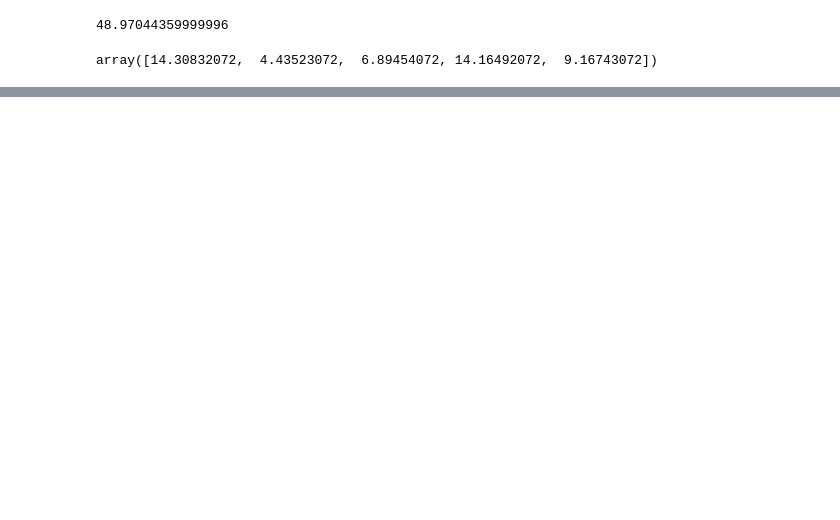
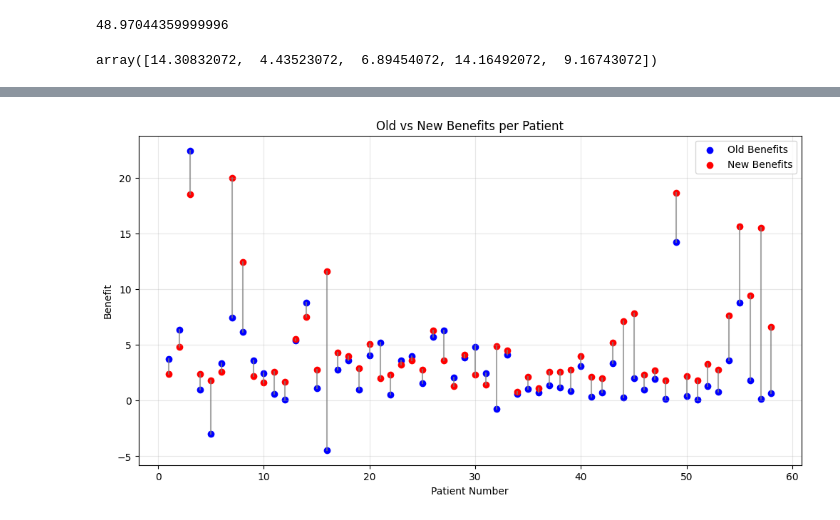
Before and after one commit to YoelPH/Overlap_adaptfx, a Jupyter notebook: new_algo_check.ipynb, the cells around one changed output, grey strips where cells are left out. Drawn from its saved outputs; the diff is of its cells as text; code cells hidden in the pictures; blank space fills up the shorter version.

```diff
--- a/new_algo_check.ipynb
+++ b/new_algo_check.ipynb
@@ -57,0 +464,17 @@ array([14.30832072,  4.43523072,  6.89454072, 14.16492072,  9.16743072])
+# %%
+import ast
+patients_df = pd.read_excel('../adaptfx_results.xlsx')
+# Convert the Overlaps column from string back to list
+patients_df['Overlaps'] = patients_df['Overlaps'].apply(ast.literal_eval)
+# %%
+benefits_full = []
+doses_all_full = []
+total_penalties_full = []
+standard_penalties_all_full = []
+for index in range(len(patients_df)):
+    doses, accum, total_penalty = af.adaptfx_full(volumes = np.array(patients_df['Overlaps'][index]), number_of_fractions= 5, min_dose = 6, max_dose = 10, mean_dose = patients_df['Prescription'][index]/5, dose_steps = 0.5)
+    standard_penalties = penalty_calc_full(np.array(patients_df['Overlaps'][index][1:]), patients_df['Prescription'][index]/5, 6)
+    benefits_full.append(total_penalty - standard_penalties.sum())
+    doses_all_full.append(doses)
+    total_penalties_full.append(total_penalty)
+    standard_penalties_all_full.append(standard_penalties)
@@ -57,0 +499,22 @@ array([14.30832072,  4.43523072,  6.89454072, 14.16492072,  9.16743072])
+# %%
+numbers = patients_df['Patient number']
+old_benefits = np.array(patients_df['benefits'])
+new_benefits = np.array(benefits_full).round(1)
+# %%
+plt.figure(figsize=(12, 6))
+x = numbers.values
+
+plt.scatter(x, old_benefits, color='blue', label='Old Benefits')
+plt.scatter(x, new_benefits, color='red', label='New Benefits')
+
+for i in range(len(x)):
+    plt.plot([x[i], x[i]], [old_benefits[i], new_benefits[i]], color='gray', linestyle='-', alpha=0.7)
+
+plt.xlabel('Patient Number')
+plt.ylabel('Benefit')
+plt.title('Old vs New Benefits per Patient')
+plt.legend()
+plt.grid(True, alpha=0.3)
+plt.show()
+# %% [output]
+[figure, added]
```
Also changed, not shown: parts of 21 cells of this notebook, 2 other files.
